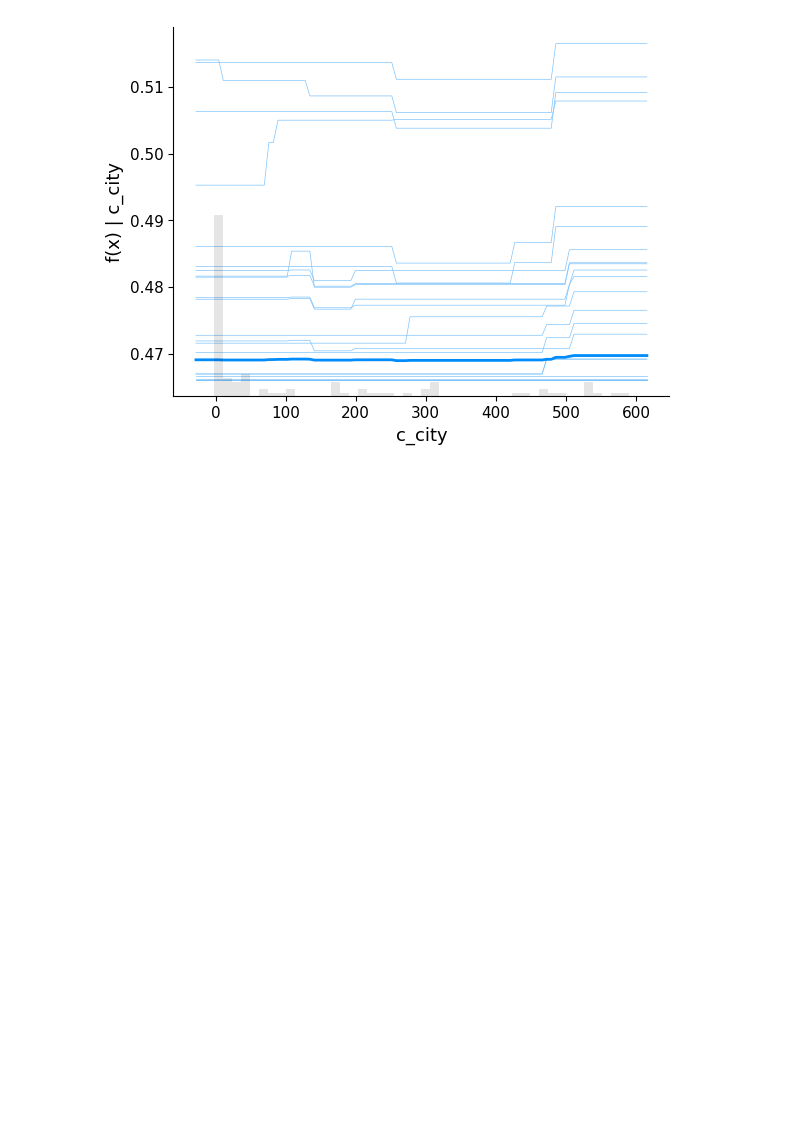
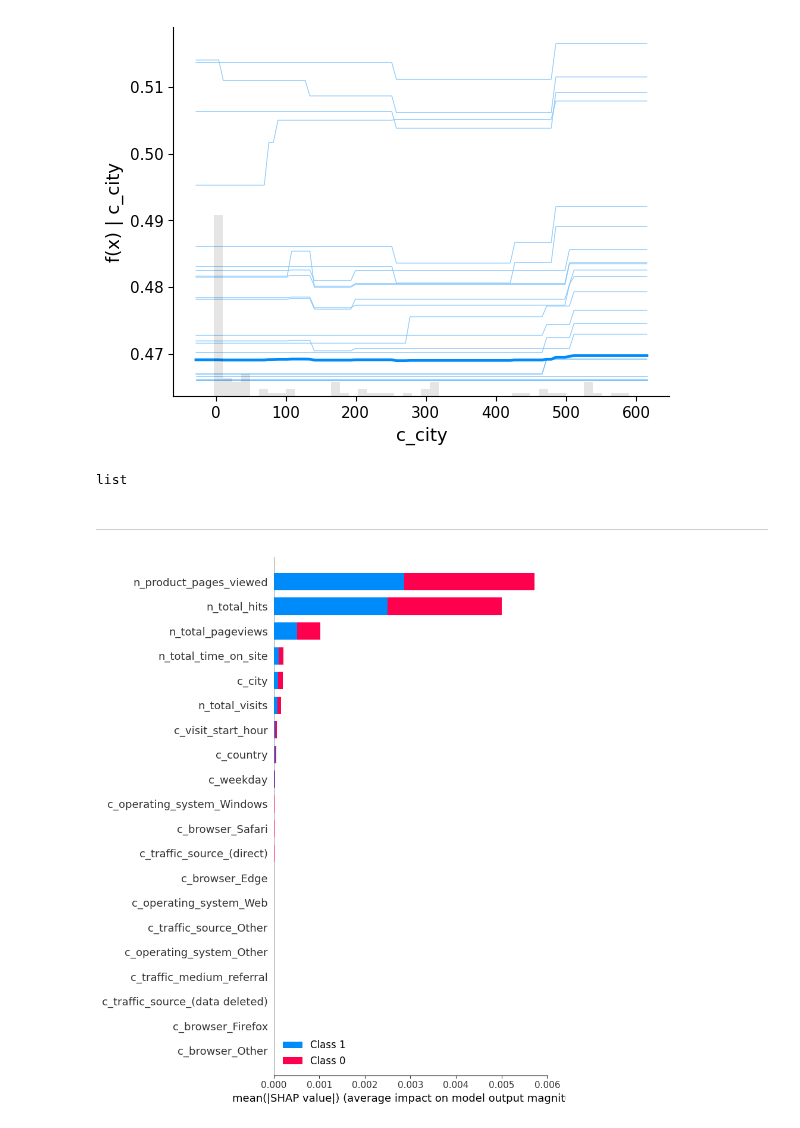
Before and after one commit to getindata/quickstart-ml-blueprints, a Jupyter notebook: ga4-mlops/notebooks/explanation.ipynb, the cells around one changed output. Cells and saved outputs as stored; diff of their text form; code cells hidden in the pictures; blank space fills up the shorter version.

```diff
--- a/ga4-mlops/notebooks/explanation.ipynb
+++ b/ga4-mlops/notebooks/explanation.ipynb
@@ -208,3 +232,9 @@ for idx in top_5_features:
 [figure]
 [figure]
 [figure]
+# %%
+type(shap_values)
+# %% [output]
+list
+# %% [markdown]
+---
@@ -210,0 +244,10 @@ for idx in top_5_features:
+# %%
+shap.summary_plot(
+    shap_values,
+    features=features_sample,
+    show=False
+)
+fig = plt.gcf()
+# plt.plot()
+# %% [output]
+[figure, added]
```
Also changed, not shown: parts of 16 cells of this notebook, 4 other files.
